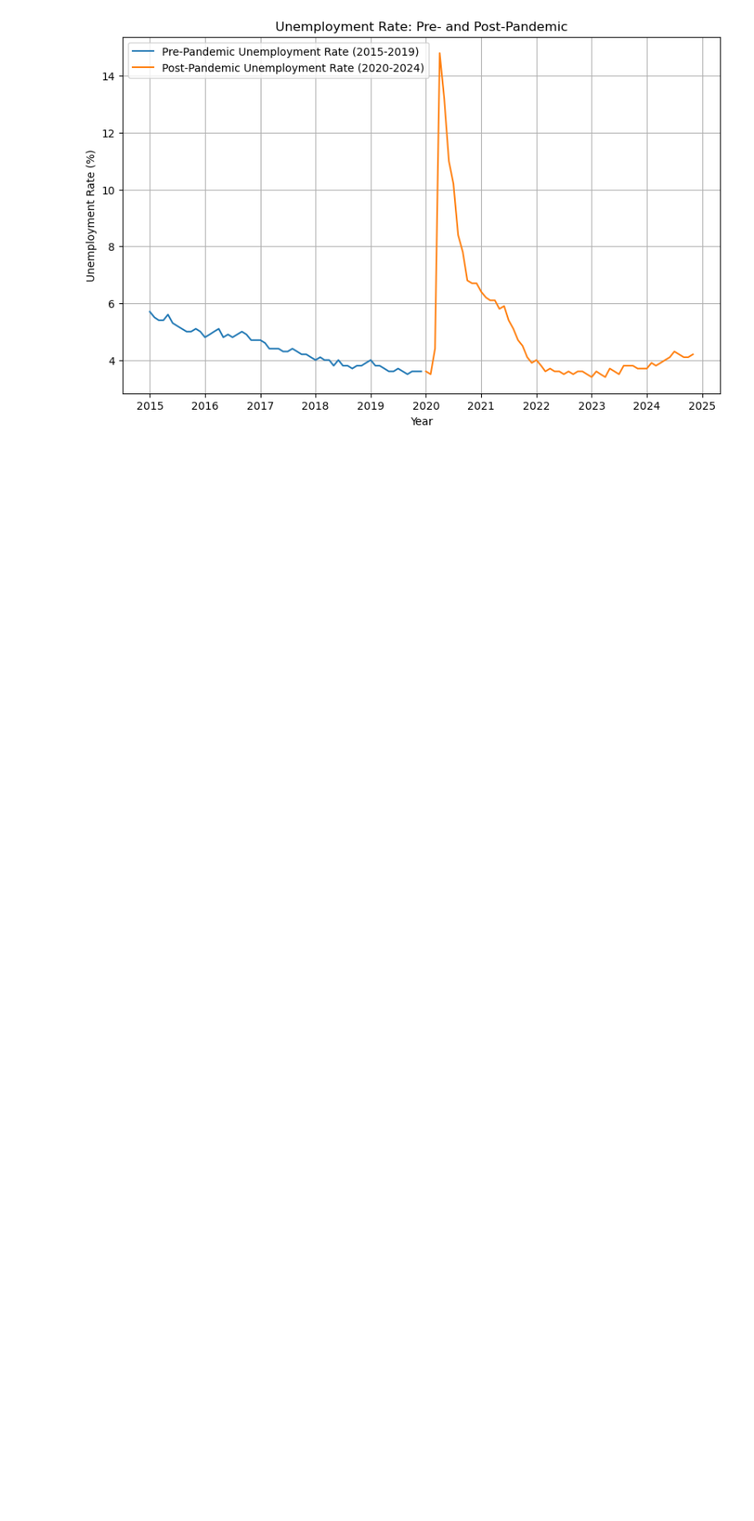
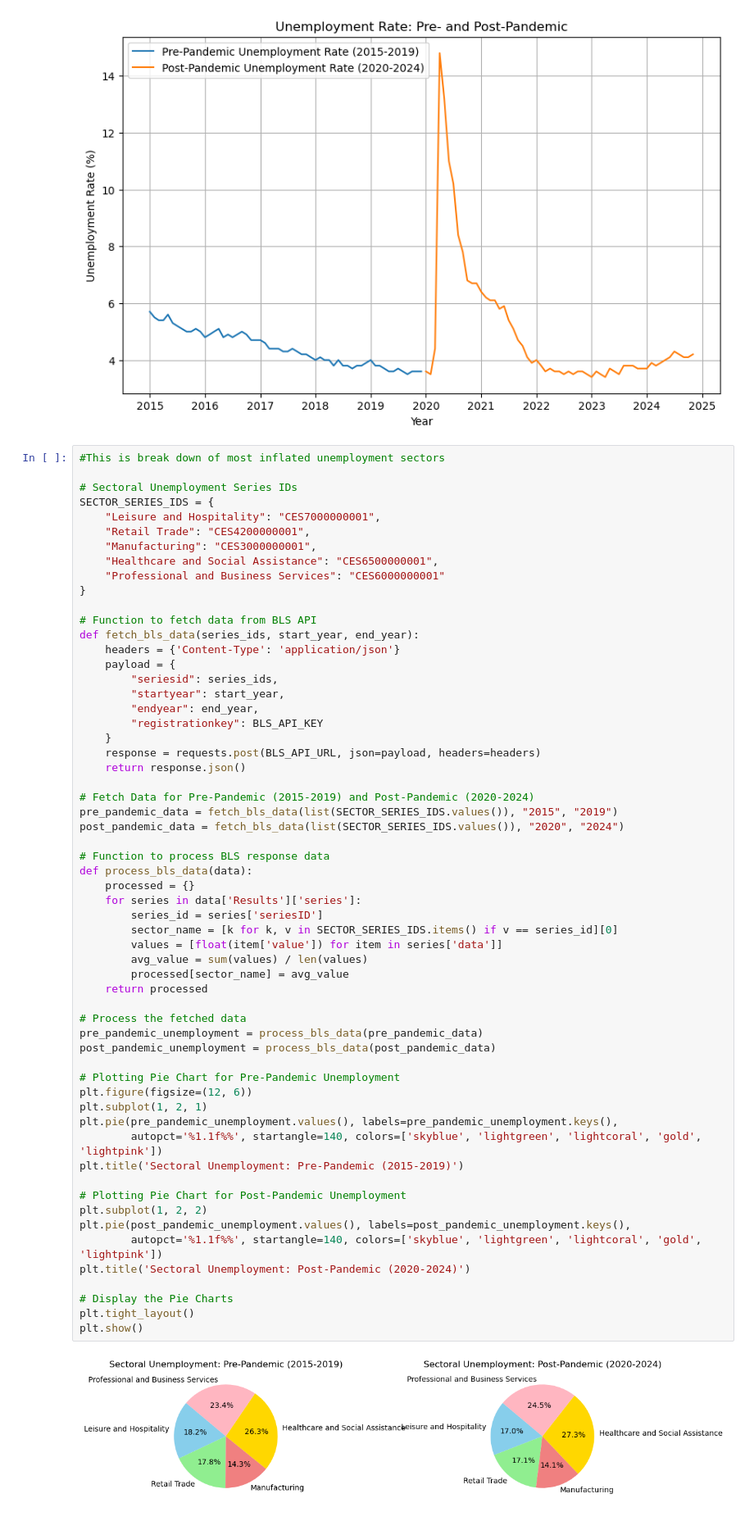
Before and after one commit to xraySMULu/the-big-squeeze, a Jupyter notebook: Code/la_analysis.ipynb, the cells around one changed output. Shown at 82% size. Cells and saved outputs as stored; diff of their text form; blank space fills up the shorter version.

```diff
--- a/Code/la_analysis.ipynb
+++ b/Code/la_analysis.ipynb
@@ -75,3 +144,64 @@ plt.grid(True)
 plt.show()
 # %% [output]
 [figure]
+# %%
+#This is break down of most inflated unemployment sectors
+
+# Sectoral Unemployment Series IDs
+SECTOR_SERIES_IDS = {
+    "Leisure and Hospitality": "CES7000000001",
+    "Retail Trade": "CES4200000001",
+    "Manufacturing": "CES3000000001",
+    "Healthcare and Social Assistance": "CES6500000001",
+    "Professional and Business Services": "CES6000000001"
+}
+
+# Function to fetch data from BLS API
+def fetch_bls_data(series_ids, start_year, end_year):
+    headers = {'Content-Type': 'application/json'}
+    payload = {
+        "seriesid": series_ids,
+        "startyear": start_year,
+        "endyear": end_year,
+        "registrationkey": BLS_API_KEY
+    }
+    response = requests.post(BLS_API_URL, json=payload, headers=headers)
+    return response.json()
+
+# Fetch Data for Pre-Pandemic (2015-2019) and Post-Pandemic (2020-2024)
+pre_pandemic_data = fetch_bls_data(list(SECTOR_SERIES_IDS.values()), "2015", "2019")
+post_pandemic_data = fetch_bls_data(list(SECTOR_SERIES_IDS.values()), "2020", "2024")
+
+# Function to process BLS response data
+def process_bls_data(data):
+    processed = {}
+    for series in data['Results']['series']:
+        series_id = series['seriesID']
+        sector_name = [k for k, v in SECTOR_SERIES_IDS.items() if v == series_id][0]
+        values = [float(item['value']) for item in series['data']]
+        avg_value = sum(values) / len(values)
+        processed[sector_name] = avg_value
+    return processed
+
+# Process the fetched data
+pre_pandemic_unemployment = process_bls_data(pre_pandemic_data)
+post_pandemic_unemployment = process_bls_data(post_pandemic_data)
+
+# Plotting Pie Chart for Pre-Pandemic Unemployment
+plt.figure(figsize=(12, 6))
+plt.subplot(1, 2, 1)
+plt.pie(pre_pandemic_unemployment.values(), labels=pre_pandemic_unemployment.keys(),
+        autopct='%1.1f%%', startangle=140, colors=['skyblue', 'lightgreen', 'lightcoral', 'gold', 'lightpink'])
+plt.title('Sectoral Unemployment: Pre-Pandemic (2015-2019)')
+
+# Plotting Pie Chart for Post-Pandemic Unemployment
+plt.subplot(1, 2, 2)
+plt.pie(post_pandemic_unemployment.values(), labels=post_pandemic_unemployment.keys(),
+        autopct='%1.1f%%', startangle=140, colors=['skyblue', 'lightgreen', 'lightcoral', 'gold', 'lightpink'])
+plt.title('Sectoral Unemployment: Post-Pandemic (2020-2024)')
+
+# Display the Pie Charts
+plt.tight_layout()
+plt.show()
+# %% [output]
+[figure, added]
```
Also changed, not shown: parts of 1 cell of this notebook.
